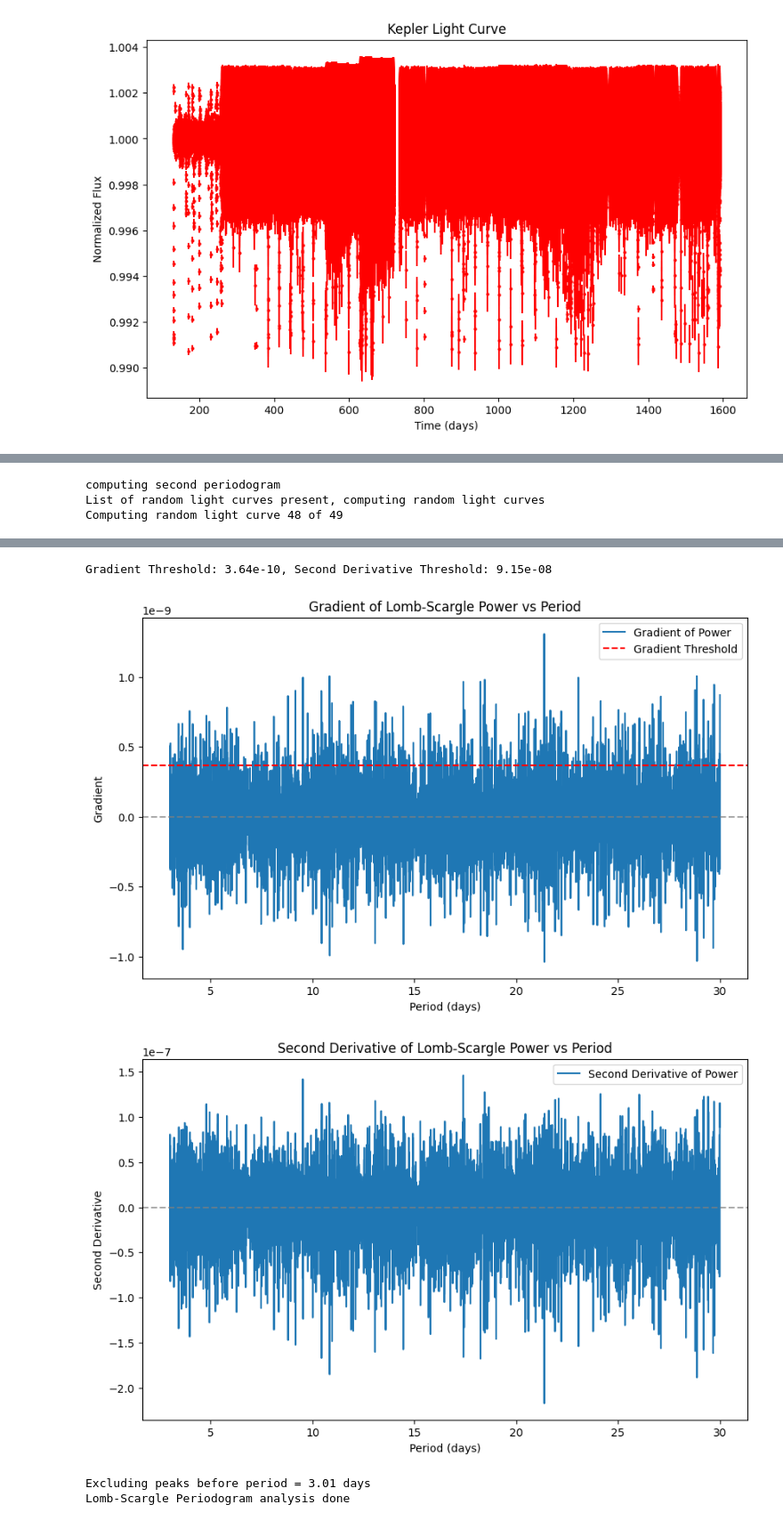
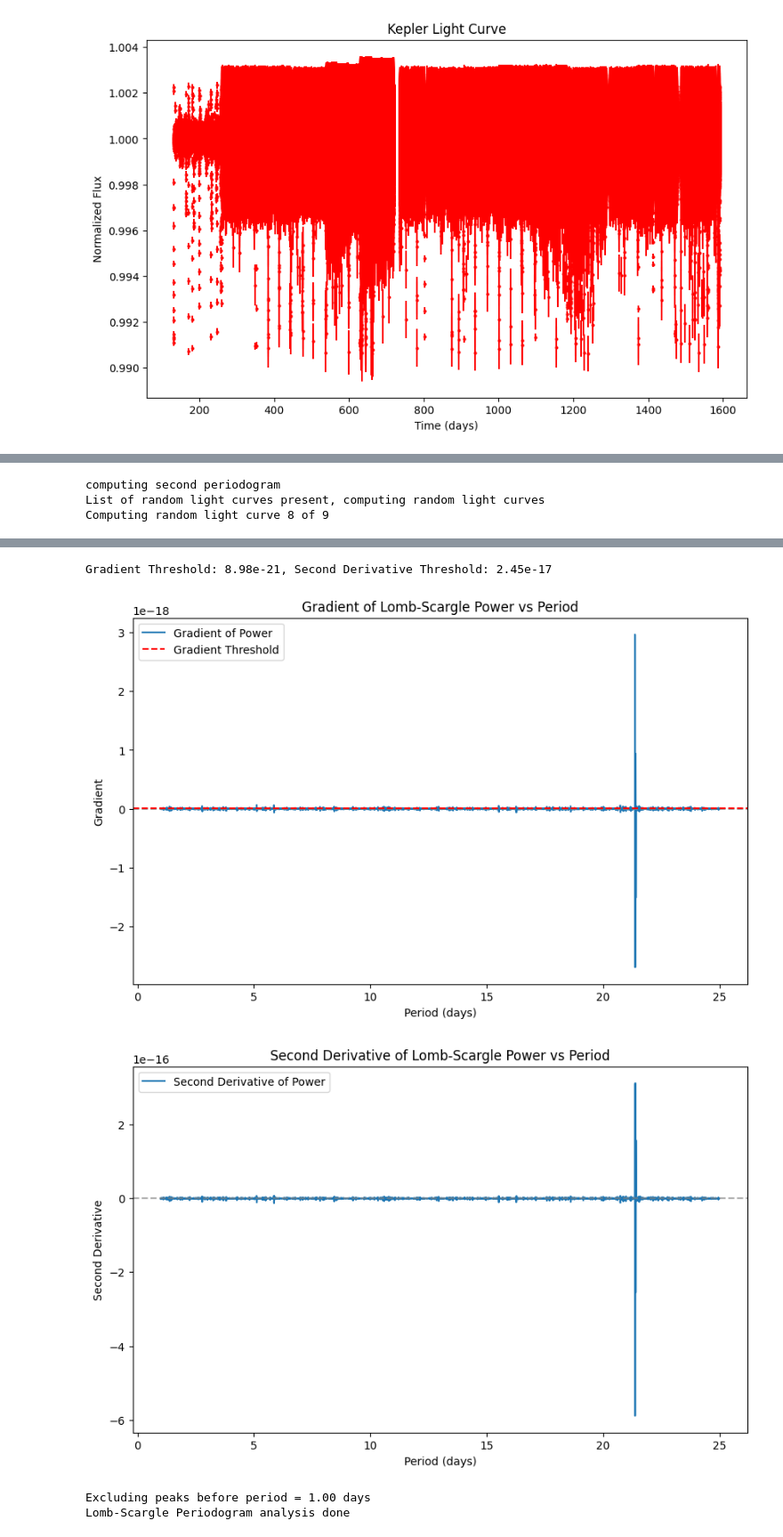
Before and after one commit to OliverMcEvoy/PlanetFinder, a Jupyter notebook: CourseworkBNotebook.ipynb, the cells around one changed output, grey strips where cells are left out. Shown at 89% size. Saved outputs shown, nothing was run; the diff lists cells and outputs as text; code cells hidden in the pictures.

```diff
--- a/CourseworkBNotebook.ipynb
+++ b/CourseworkBNotebook.ipynb
@@ -21,7 +21,7 @@ kepler_dataframe, stellar_data = courseworkb.fetch_kepler_data_and_stellar_info_
 Downloading light curve segment 62 of 62
 # %%
 cursed_list = []
-for i in range(1, 50):
+for i in range(1, 16):
 
     if i % 2 == 0:
         print(f"Running iteration {i}")
@@ -56,8 +49,8 @@ courseworkb.plot_light_curve(kepler_dataframe['time'], kepler_dataframe['flux'],
 # period_range_zoom =(1,20)
 # peaks_of_lightcurve_zoom = courseworkb.run_lomb_scargle_analysis(kepler_dataframe,resolution=5000, period_range=period_range_zoom , list_of_random_lightcurves=cursed_list)
 
-period_range_regular = (3 ,30)
-peaks_of_lightcurve = courseworkb.run_lomb_scargle_analysis(kepler_dataframe,resolution=5000, period_range=period_range_regular,list_of_random_lightcurves=cursed_list)
+period_range_regular = (1 ,25)
+peaks_of_lightcurve = courseworkb.run_lomb_scargle_analysis(kepler_dataframe,resolution=200000, period_range=period_range_regular,list_of_random_lightcurves=cursed_list)
 
 # add 2 sets of peak to the same array
 #peaks_of_lightcurve = np.concatenate((peaks_of_lightcurve_zoom,peaks_of_lightcurve),axis=0)
@@ -67,3 +60,3 @@ Running Lomb-Scargle Periodogram Analysis...
 computing second periodogram
 List of random light curves present, computing random light curves
-Computing random light curve 48 of 49
+Computing random light curve 8 of 9
@@ -72,5 +66,5 @@ Computing random light curve 48 of 49
-Gradient Threshold: 3.64e-10, Second Derivative Threshold: 9.15e-08
+Gradient Threshold: 8.98e-21, Second Derivative Threshold: 2.45e-17
-[figure, old version]
-[figure, old version]
+[figure, new version]
+[figure, new version]
-Excluding peaks before period = 3.01 days
+Excluding peaks before period = 1.00 days
 Lomb-Scargle Periodogram analysis done
```
Also changed, not shown: parts of 7 cells of this notebook, 1 other file.
